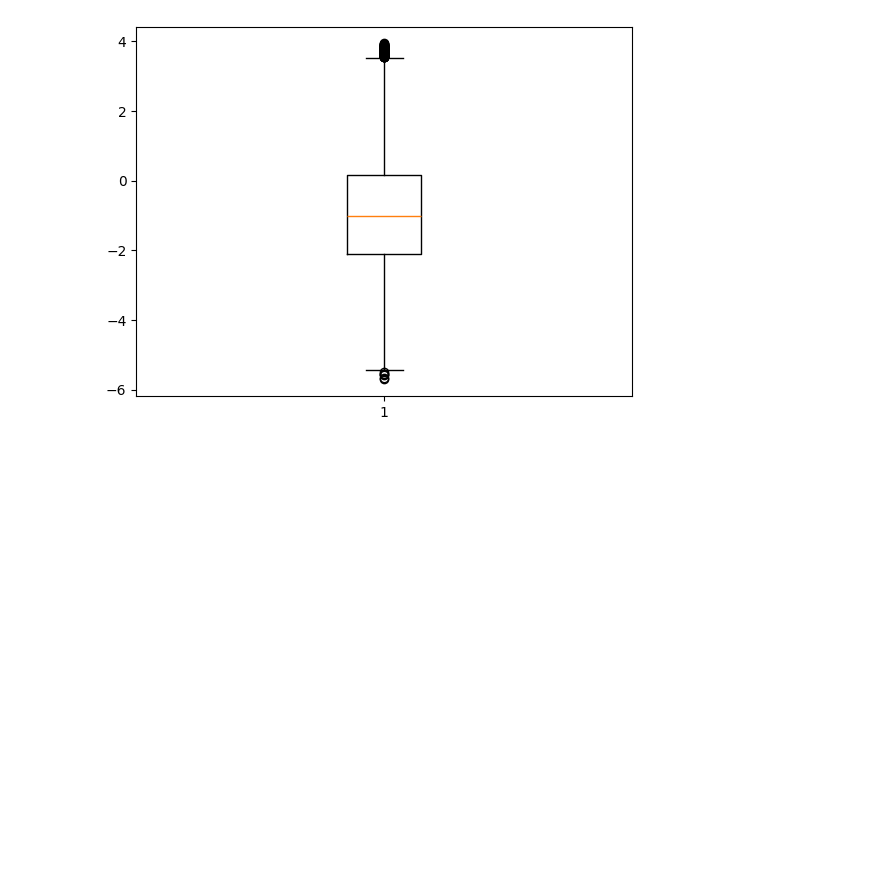
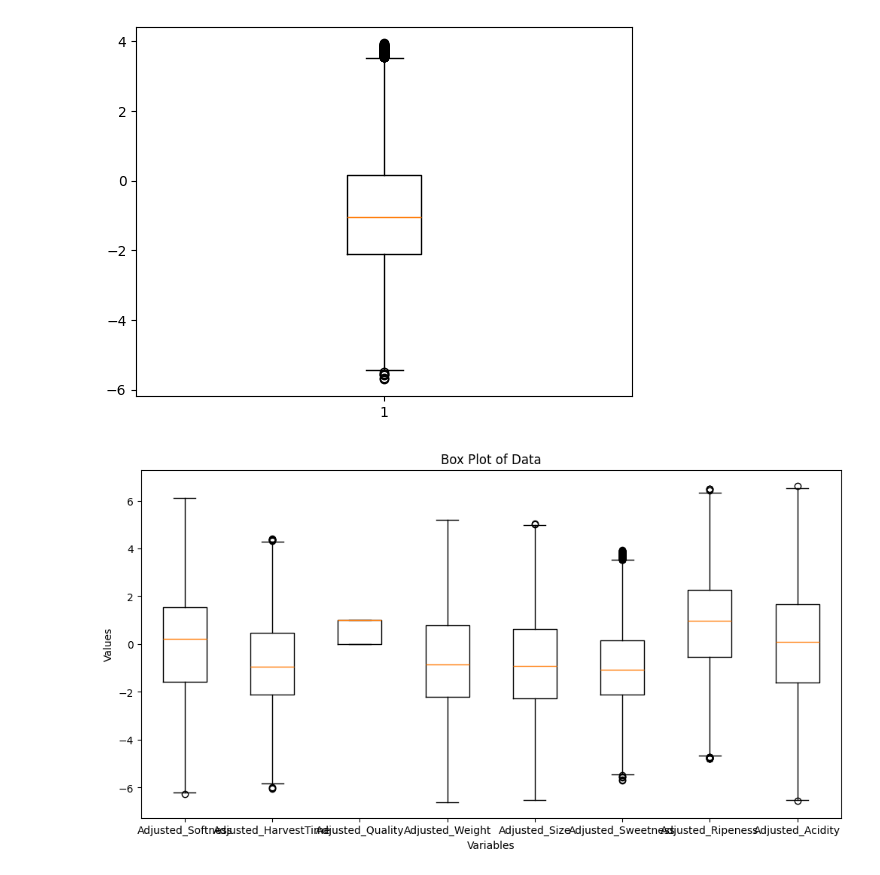
Before and after one commit to Aaryash-Shakya/AI-ML-training, a Jupyter notebook: lab3-banana-quality/lab3.ipynb, the cells around one changed output. Cells and saved outputs as stored; diff of their text form; code cells hidden in the pictures; blank space fills up the shorter version.

```diff
--- a/lab3-banana-quality/lab3.ipynb
+++ b/lab3-banana-quality/lab3.ipynb
@@ -203,3 +229,13 @@ plt.boxplot(train_data['Adjusted_Sweetness'])
 plt.show()
 # %% [output]
 [figure]
+# %%
+plt.figure(figsize=(12, 6))  # Increase the figsize to adjust the width
+plt.boxplot(train_data)
+plt.xticks(range(1, len(train_data.columns) + 1), train_data.columns)
+plt.xlabel('Variables')
+plt.ylabel('Values')
+plt.title('Box Plot of Data')
+plt.show()
+# %% [output]
+[figure, added]
```
Also changed, not shown: parts of 14 cells of this notebook, 2 other files.
